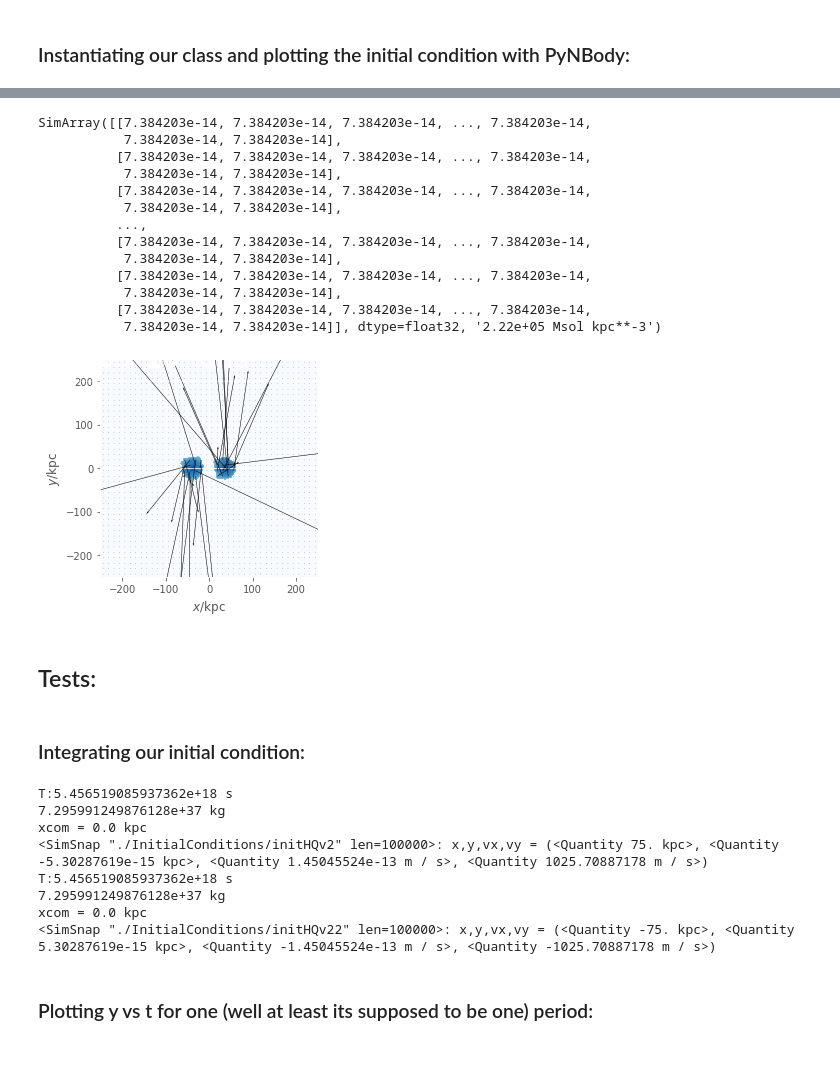
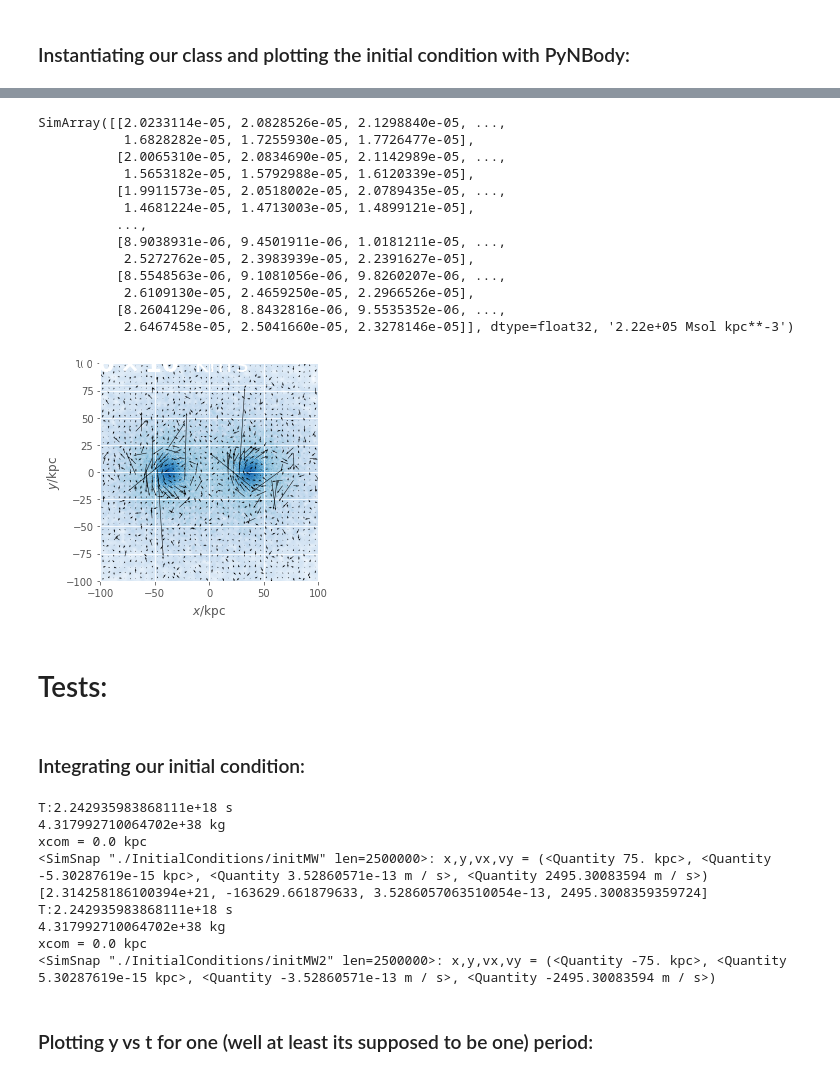
Before and after one commit to MCLindner/GalCollide, a Jupyter notebook: CombiningModels.ipynb, the cells around one changed output, grey strips where cells are left out. Drawn from its saved outputs; the diff is of its cells as text; code cells hidden in the pictures.

```diff
--- a/CombiningModels.ipynb
+++ b/CombiningModels.ipynb
@@ -149,6 +149,7 @@ class Bodys:
 
         if which_gal == Gal1:
             x1, y1, vx1, vy1 = self.initial_conds(Gal1)
+            print([x1.to(u.m).value, y1.to(u.m).value, vx1.to(u.m/u.s).value, vy1.to(u.m/u.s).value])
             sol = solve_ivp(self.equations, [0, period], [x1.to(u.m).value, y1.to(u.m).value, vx1.to(u.m/u.s).value, vy1.to(u.m/u.s).value],
                             t_eval = t_eval, rtol=1e-6)
         elif which_gal == Gal2:
@@ -179,12 +180,14 @@ class Bodys:
 
         gal1_shifted = pynbody.new(**lengths)
 
-        Omega1 = np.pi/3
-        w1 = np.pi/8
-        i1 = np.pi/4
+        Omega1 = 0
+        w1 = 0
+        i1 = np.pi
         P1 = np.matrix([[np.cos(Omega1)*np.cos(w1)-np.sin(Omega1)*np.cos(i1)*np.sin(w1), -np.cos(Omega1)*np.sin(w1)-np.sin(Omega1)*np.cos(i1)*np.cos(w1), np.sin(Omega1)*np.sin(i1)],
                [np.sin(Omega1)*np.cos(w1)+np.cos(Omega1)*np.cos(i1)*np.sin(w1), -np.sin(Omega1)*np.sin(w1)+np.cos(Omega1)*np.cos(i1)*np.cos(w1), -np.cos(Omega1)*np.sin(i1)],
                [np.sin(i1)*np.sin(w1), np.sin(i1)*np.cos(w1), np.cos(i1)]])
+
+        print(P1)
 
         print("Tranforming Gal1")
         def transform(row):
@@ -201,7 +204,7 @@ class Bodys:
             gal1_shifted[fam][:len(s1)]['vel'] = s1['vel'].in_units('.9778 km s**-1') + [vx1, vy1, 0]
             gal1_shifted[fam][:len(s1)]['mass'] = s1['mass'].in_units('2.2222858e5 Msol')
             gal1_shifted[fam][:len(s1)]['rho'] = s1['rho'].in_units('2.2222858e5 Msol kpc**-3')
-            gal1_shifted[fam][:len(s1)]['eps'] = s1['eps']
+            gal1_shifted[fam][:len(s1)]['eps'] = s1['eps'].in_units('kpc')
 
         gal1_shifted.write(filename='temp1.tipsy', fmt=pynbody.tipsy.TipsySnap, cosmological = False)
 
@@ -218,6 +221,8 @@ class Bodys:
                [np.sin(Omega1)*np.cos(w1)+np.cos(Omega1)*np.cos(i1)*np.sin(w1), -np.sin(Omega1)*np.sin(w1)+np.cos(Omega1)*np.cos(i1)*np.cos(w1), -np.cos(Omega1)*np.sin(i1)],
                [np.sin(i1)*np.sin(w1), np.sin(i1)*np.cos(w1), np.cos(i1)]])
 
+        print(P2)
+
         print("Tranforming Gal2")
         def transform(row):
             row = (P2 * np.matrix(row).transpose())
@@ -233,7 +238,7 @@ class Bodys:
             gal2_shifted[fam][:len(s2)]['vel'] = s2['vel'].in_units('.9778 km s**-1') + [vx2, vy2, 0]
             gal2_shifted[fam][:len(s2)]['mass'] = s2['mass'].in_units('2.2222858e5 Msol')
             gal2_shifted[fam][:len(s2)]['rho'] = s2['rho'].in_units('2.2222858e5 Msol kpc**-3')
-            gal2_shifted[fam][:len(s2)]['eps'] = s2['eps']
+            gal2_shifted[fam][:len(s2)]['eps'] = s2['eps'].in_units('kpc')
 
         gal2_shifted.write(filename='temp2.tipsy', fmt=pynbody.tipsy.TipsySnap, cosmological = False)
 
@@ -252,7 +257,7 @@ class Bodys:
 
         combined.write(filename=self.writename, fmt=pynbody.tipsy.TipsySnap, cosmological = False)
         return combined
-
+    #set_units_like
     def make_param_file(self):
         """Creates a param file for use in ChaNGa. Sets nSteps to integrate over one orbital period."""
         p = self.get_period()
@@ -293,12 +298,8 @@ class Bodys:
 plt.style.use('ggplot')
 
 # Load models here
-Gal1 = pynbody.load('./InitialConditions/initHQv2')
-Gal2 = pynbody.load('./InitialConditions/initHQv22')
+Gal1 = pynbody.load('./InitialConditions/initMW')
+Gal2 = pynbody.load('./InitialConditions/initMW2')
 
-# Instantiate class
-two_bodys = Bodys(Gal1, Gal2, 25, 50, np.pi, np.pi, 'HQincreased.tipsy')
-two_bodys.make_param_file()
-two_bodys.make_director_file()
-combined = two_bodys.combine()
+Gal1['eps']
 # %% [output]
@@ -316,0 +307,3 @@ dm
+# %%
+# Instantiate class
+two_bodys = Bodys(Gal1, Gal2, 25, 50, np.pi, np.pi, 'flipped.tipsy')
@@ -317,37 +335,38 @@ dm
 # %%
-sph.velocity_image(combined, vector_color="black", qty="rho",width=500,cmap="Blues",
+sph.velocity_image(combined, vector_color="black", qty="rho",width=200,cmap="Blues",
                    denoise=False,approximate_fast=False, show_cbar = False)
 # %% [output]
-SimArray([[7.384203e-14, 7.384203e-14, 7.384203e-14, ..., 7.384203e-14,
-           7.384203e-14, 7.384203e-14],
-          [7.384203e-14, 7.384203e-14, 7.384203e-14, ..., 7.384203e-14,
-           7.384203e-14, 7.384203e-14],
-          [7.384203e-14, 7.384203e-14, 7.384203e-14, ..., 7.384203e-14,
-           7.384203e-14, 7.384203e-14],
+SimArray([[2.0233114e-05, 2.0828526e-05, 2.1298840e-05, ...,
+           1.6828282e-05, 1.7255930e-05, 1.7726477e-05],
+          [2.0065310e-05, 2.0834690e-05, 2.1142989e-05, ...,
+           1.5653182e-05, 1.5792988e-05, 1.6120339e-05],
+          [1.9911573e-05, 2.0518002e-05, 2.0789435e-05, ...,
+           1.4681224e-05, 1.4713003e-05, 1.4899121e-05],
           ...,
-          [7.384203e-14, 7.384203e-14, 7.384203e-14, ..., 7.384203e-14,
-           7.384203e-14, 7.384203e-14],
-          [7.384203e-14, 7.384203e-14, 7.384203e-14, ..., 7.384203e-14,
-           7.384203e-14, 7.384203e-14],
-          [7.384203e-14, 7.384203e-14, 7.384203e-14, ..., 7.384203e-14,
-           7.384203e-14, 7.384203e-14]], dtype=float32, '2.22e+05 Msol kpc**-3')
+          [8.9038931e-06, 9.4501911e-06, 1.0181211e-05, ...,
+           2.5272762e-05, 2.3983939e-05, 2.2391627e-05],
+          [8.5548563e-06, 9.1081056e-06, 9.8260207e-06, ...,
+           2.6109130e-05, 2.4659250e-05, 2.2966526e-05],
+          [8.2604129e-06, 8.8432816e-06, 9.5535352e-06, ...,
+           2.6467458e-05, 2.5041660e-05, 2.3278146e-05]], dtype=float32, '2.22e+05 Msol kpc**-3')
-[figure, old version]
+[figure, new version]
 # %% [markdown]
-## Tests:
+# Tests:
 # %% [markdown]
 ### Integrating our initial condition:
 # %%
 test1 = two_bodys.solve_ivp(Gal1)
 test2 = two_bodys.solve_ivp(Gal2)
 # %% [output]
-T:5.456519085937362e+18 s
-7.295991249876128e+37 kg
+T:2.242935983868111e+18 s
+4.317992710064702e+38 kg
 xcom = 0.0 kpc
-<SimSnap "./InitialConditions/initHQv2" len=100000>: x,y,vx,vy = (<Quantity 75. kpc>, <Quantity -5.30287619e-15 kpc>, <Quantity 1.45045524e-13 m / s>, <Quantity 1025.70887178 m / s>)
-T:5.456519085937362e+18 s
-7.295991249876128e+37 kg
+<SimSnap "./InitialConditions/initMW" len=2500000>: x,y,vx,vy = (<Quantity 75. kpc>, <Quantity -5.30287619e-15 kpc>, <Quantity 3.52860571e-13 m / s>, <Quantity 2495.30083594 m / s>)
+[2.314258186100394e+21, -163629.661879633, 3.5286057063510054e-13, 2495.3008359359724]
+T:2.242935983868111e+18 s
+4.317992710064702e+38 kg
 xcom = 0.0 kpc
-<SimSnap "./InitialConditions/initHQv22" len=100000>: x,y,vx,vy = (<Quantity -75. kpc>, <Quantity 5.30287619e-15 kpc>, <Quantity -1.45045524e-13 m / s>, <Quantity -1025.70887178 m / s>)
+<SimSnap "./InitialConditions/initMW2" len=2500000>: x,y,vx,vy = (<Quantity -75. kpc>, <Quantity 5.30287619e-15 kpc>, <Quantity -3.52860571e-13 m / s>, <Quantity -2495.30083594 m / s>)
 # %% [markdown]
 ### Plotting y vs t for one (well at least its supposed to be one) period:
 # %%
```
Also changed, not shown: parts of 3 cells of this notebook, 2 other files.
